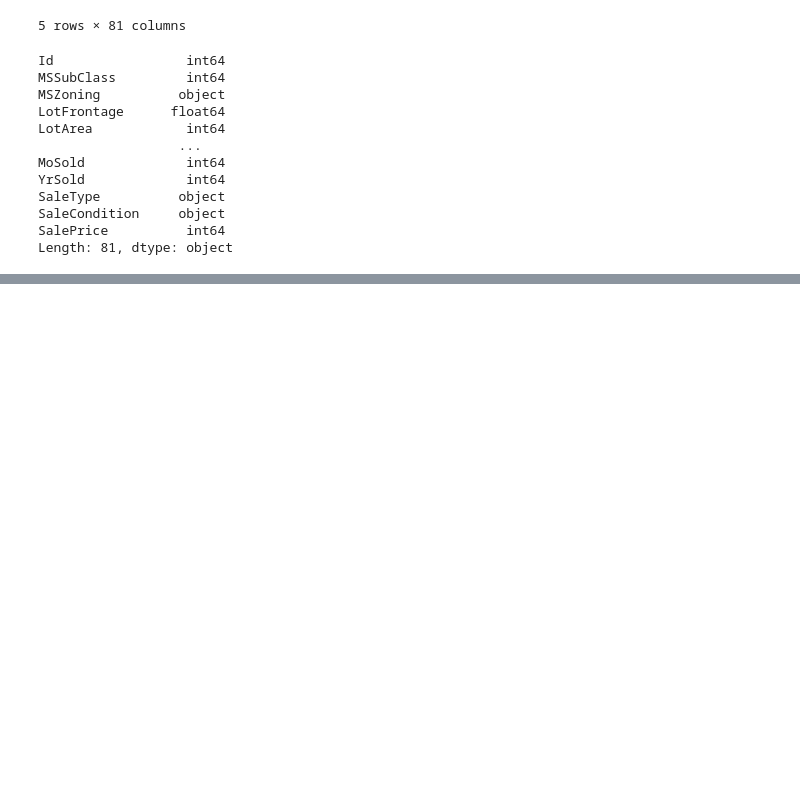
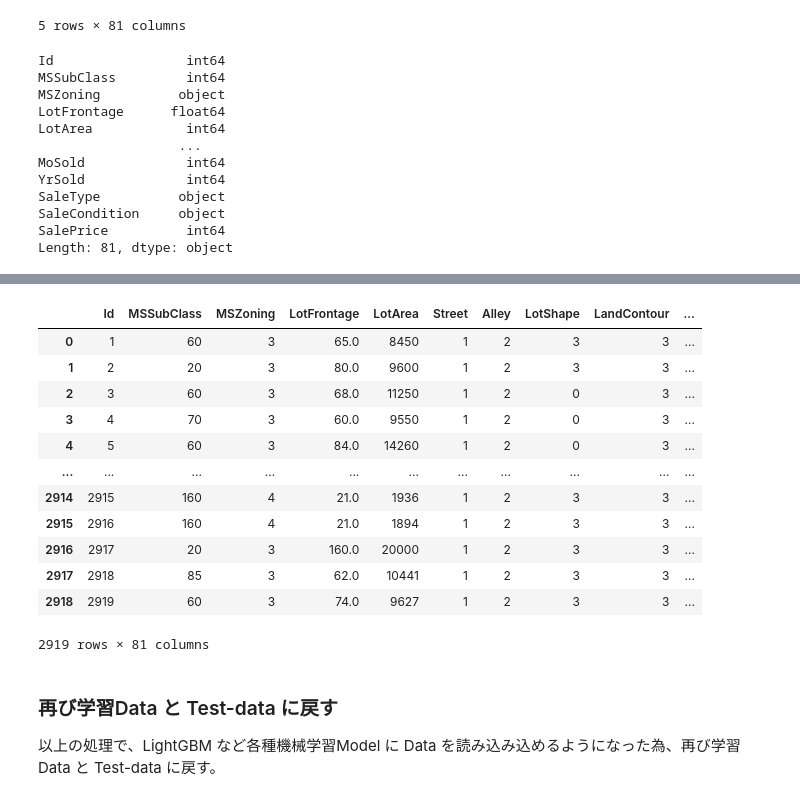
Before and after one commit to 1024xx4/kaggle_house_prices, a Jupyter notebook: kaggle_house-price.ipynb, the cells around one changed output, grey strips where cells are left out. Cells and saved outputs as stored; diff of their text form; code cells hidden in the pictures; blank space fills up the shorter version.

```diff
--- a/kaggle_house-price.ipynb
+++ b/kaggle_house-price.ipynb
@@ -39,0 +122,4 @@ Length: 81, dtype: object
+# %%
+# Object型の 変数を取得
+categories = df_all.columns[df_all.dtypes == "object"]
+categories
@@ -39,0 +141,10 @@ Length: 81, dtype: object
+# %%
+# 欠損値を数値に変換する
+for category in categories:
+    label_encoder = LabelEncoder()
+    print(category)
+
+    df_all[category].fillna("missing", inplace=True)
+    label_encoder = label_encoder.fit(df_all[category])
+    df_all[category] = label_encoder.transform(df_all[category])
+    df_all[category] = df_all[category].astype("category")
@@ -39,0 +169,19 @@ Length: 81, dtype: object
+# %%
+df_all
+# %% [output]
+|  | Id | MSSubClass | MSZoning | LotFrontage | LotArea | Street | Alley | LotShape | LandContour | ... |
+| 0 | 1 | 60 | 3 | 65.0 | 8450 | 1 | 2 | 3 | 3 | ... |
+| 1 | 2 | 20 | 3 | 80.0 | 9600 | 1 | 2 | 3 | 3 | ... |
+| 2 | 3 | 60 | 3 | 68.0 | 11250 | 1 | 2 | 0 | 3 | ... |
+| 3 | 4 | 70 | 3 | 60.0 | 9550 | 1 | 2 | 0 | 3 | ... |
+| 4 | 5 | 60 | 3 | 84.0 | 14260 | 1 | 2 | 0 | 3 | ... |
+| ... | ... | ... | ... | ... | ... | ... | ... | ... | ... | ... |
+| 2914 | 2915 | 160 | 4 | 21.0 | 1936 | 1 | 2 | 3 | 3 | ... |
+| 2915 | 2916 | 160 | 4 | 21.0 | 1894 | 1 | 2 | 3 | 3 | ... |
+| 2916 | 2917 | 20 | 3 | 160.0 | 20000 | 1 | 2 | 3 | 3 | ... |
+| 2917 | 2918 | 85 | 3 | 62.0 | 10441 | 1 | 2 | 3 | 3 | ... |
+| 2918 | 2919 | 60 | 3 | 74.0 | 9627 | 1 | 2 | 3 | 3 | ... |
+2919 rows × 81 columns
+# %% [markdown]
+### 再び学習Data と Test-data に戻す
+以上の処理で、LightGBM など各種機械学習Model に Data を読み込み込めるようになった為、再び学習Data と Test-data に戻す。
```
Also changed, not shown: parts of 35 cells of this notebook, 1 other file.
